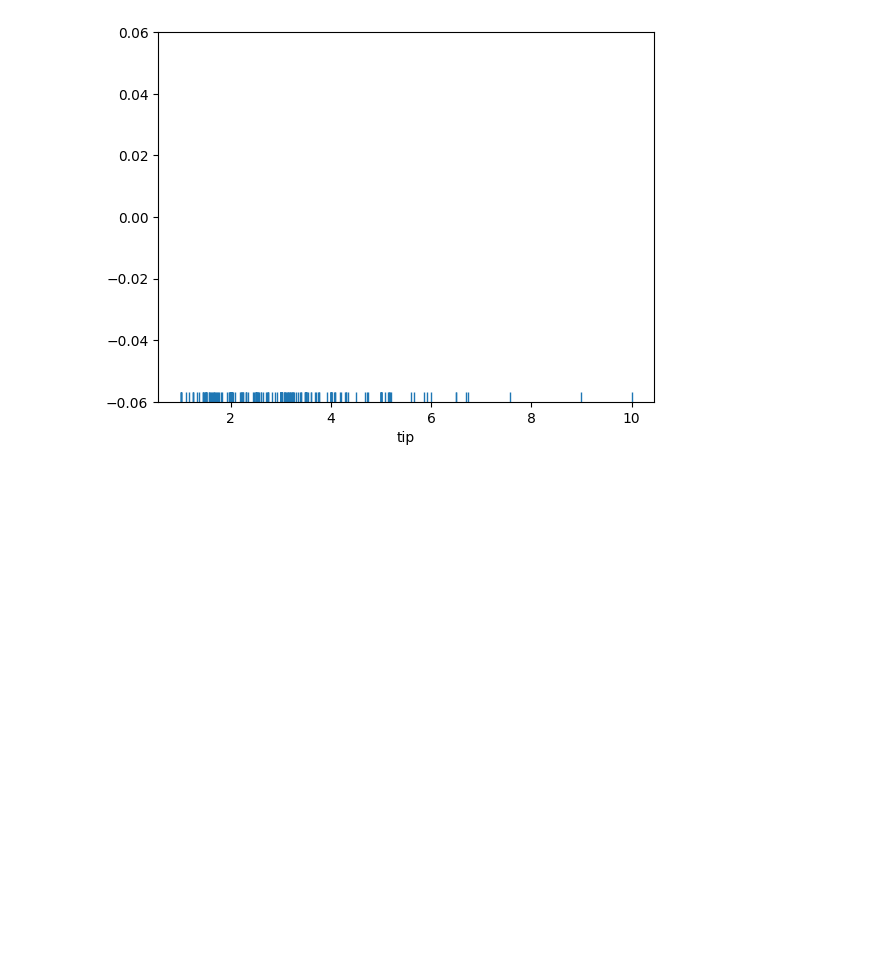
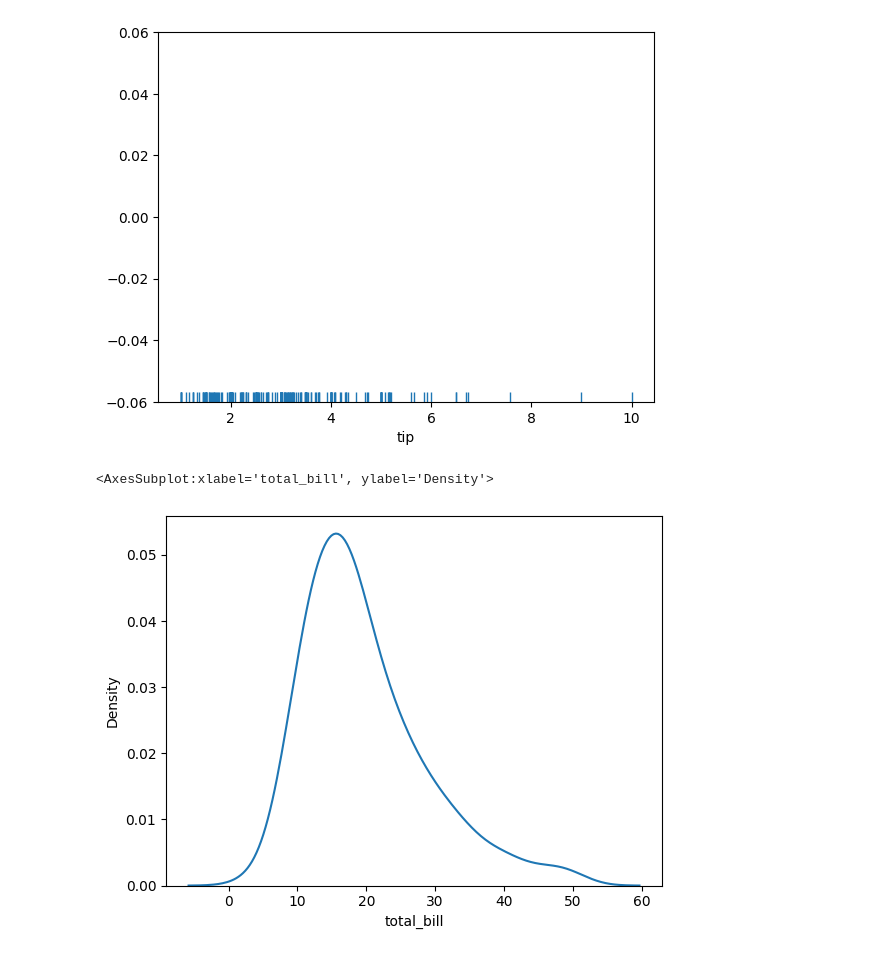
Before and after one commit to 130-SanaAsif/Data-Analysis, a Jupyter notebook: python basics and advanced/Seaborn Basics.ipynb, the cells around one changed output. Cells and saved outputs as stored; diff of their text form; code cells hidden in the pictures; blank space fills up the shorter version.

```diff
--- a/python basics and advanced/Seaborn Basics.ipynb
+++ b/python basics and advanced/Seaborn Basics.ipynb
@@ -49,3 +60,8 @@ sns.rugplot(tips['tip'])
 # %% [output]
 <AxesSubplot:xlabel='tip'>
 [figure]
+# %%
+sns.kdeplot(tips['total_bill'])
+# %% [output]
+<AxesSubplot:xlabel='total_bill', ylabel='Density'>
+[figure, added]
```
Also changed, not shown: parts of 13 cells of this notebook, 1 other file.
